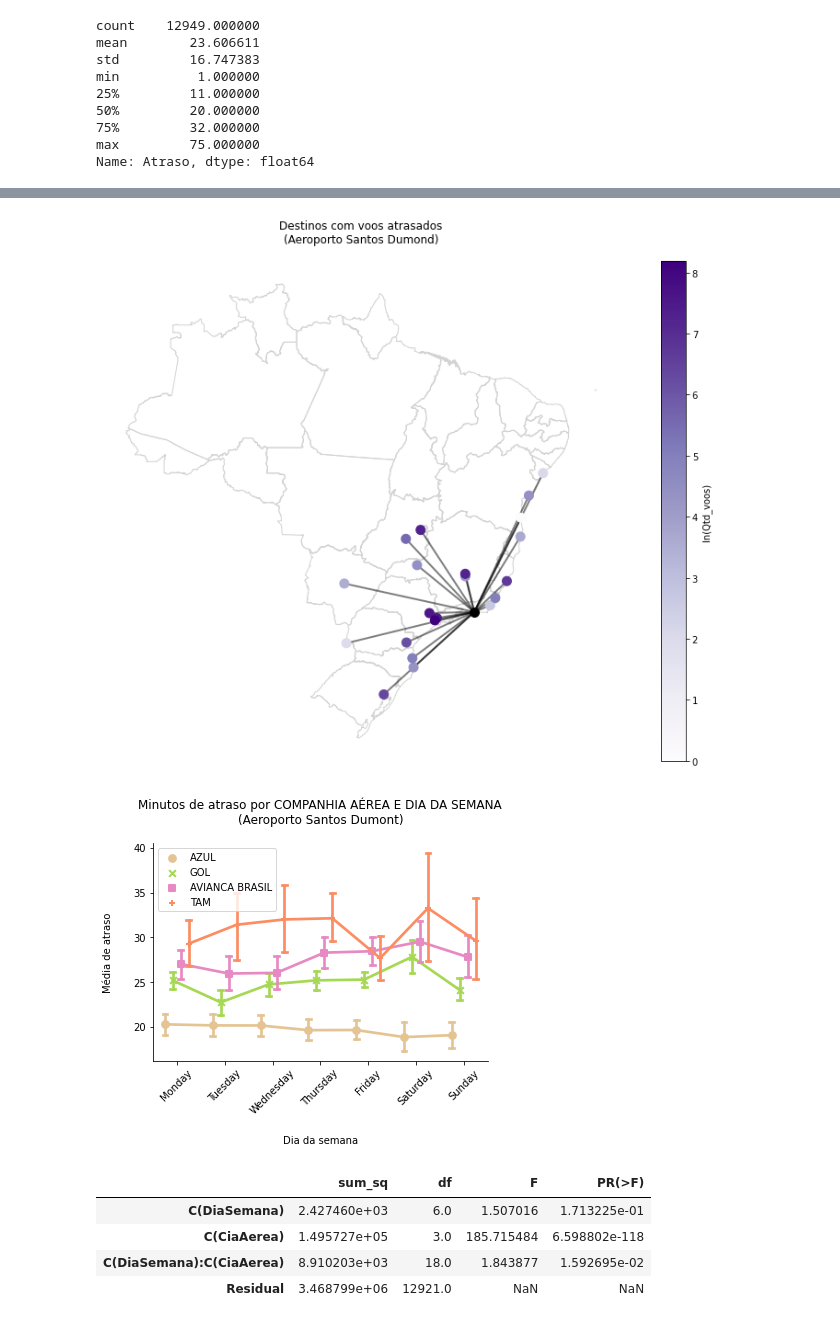
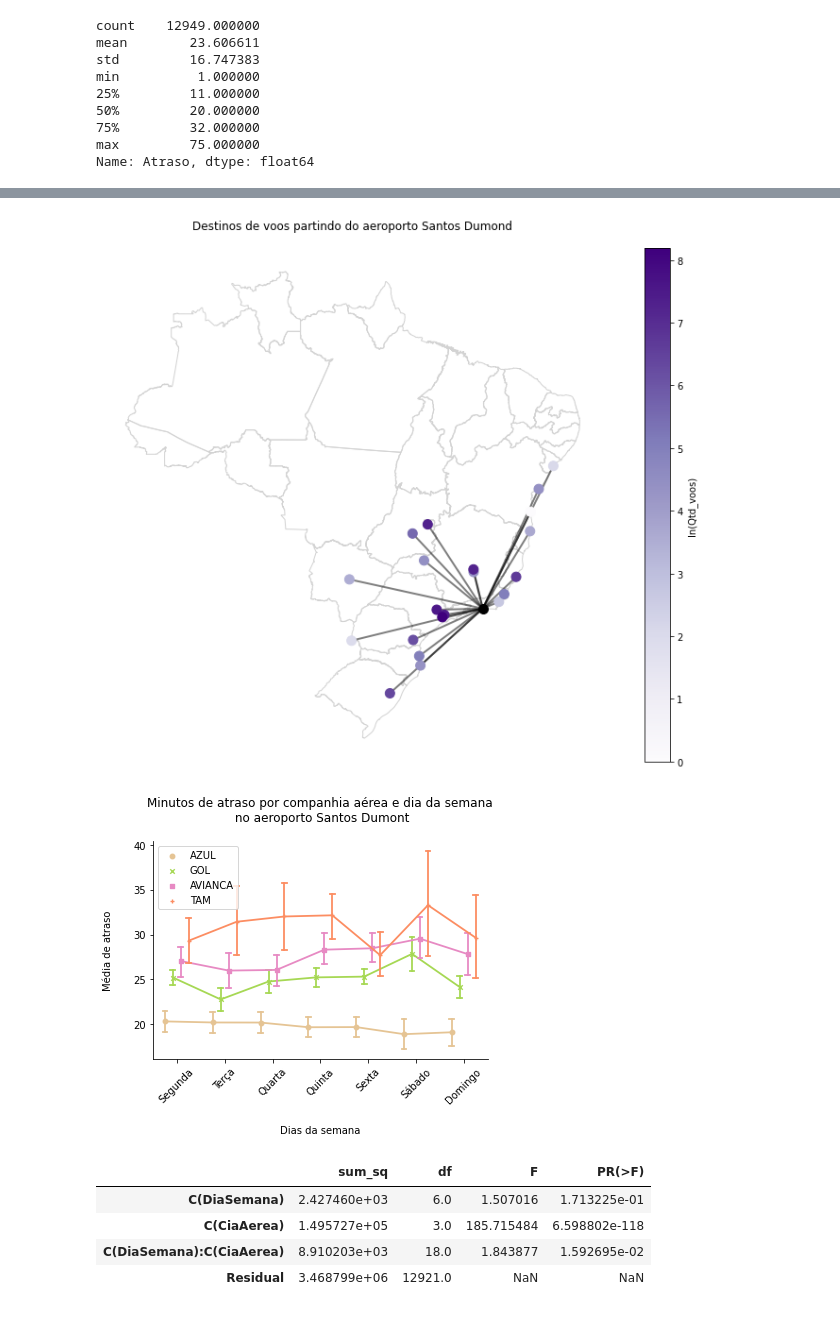
Before and after one commit to vinismachadoo/aviacao-civil-brasil, a Jupyter notebook: controle_estatistico_voos.ipynb, the cells around one changed output, grey strips where cells are left out. Drawn from its saved outputs; the diff is of its cells as text; code cells hidden in the pictures.

```diff
--- a/controle_estatistico_voos.ipynb
+++ b/controle_estatistico_voos.ipynb
@@ -121,3 +132,9 @@ voos_brasil['Chegada.Real.Dia.Semana'] = voos_brasil['Chegada.Real'].dt.day_name
+# %%
+#Transformando em categorias pra ficar sempre em ordem do dias da semana
+voos_brasil['Partida.Prevista.Dia.Semana'] = pd.Categorical(voos_brasil['Partida.Prevista.Dia.Semana'], categories=dias_da_semana_pt)
+voos_brasil['Partida.Real.Dia.Semana'] = pd.Categorical(voos_brasil['Partida.Real.Dia.Semana'], categories=dias_da_semana_pt)
+voos_brasil['Chegada.Prevista.Dia.Semana'] = pd.Categorical(voos_brasil['Chegada.Prevista.Dia.Semana'], categories=dias_da_semana_pt)
+voos_brasil['Chegada.Real.Dia.Semana'] = pd.Categorical(voos_brasil['Chegada.Real.Dia.Semana'], categories=dias_da_semana_pt)
 # %%
 #Dissecando o status 'Realizado' em 3: 'Atrasado', 'Adiantado' ou 'Em ponto'
 voos_brasil.loc[voos_brasil['Partida.Real'] > voos_brasil['Partida.Prevista'], 'Situacao.Voo'] = 'Atrasado'
@@ -159,3 +176,6 @@ plt.show()
+# %%
+#Renomeando AVIANCA BRASIL para AVIANCA
+voos_brasil['Companhia.Aerea'].replace({'AVIANCA BRASIL':'AVIANCA'}, inplace=True)
 # %%
 #Quantidade de voos por companhia dividido por status do voo
 situacao_por_companhia = voos_brasil.groupby(['Companhia.Aerea'])['Situacao.Voo'].value_counts().unstack()
@@ -187,6 +207,6 @@ plt.show()
 # %%
 #Usaremos só as 4 maiores companhias nacionais pois as demais não apresentam relevância
-voos_brasil = voos_brasil[voos_brasil['Companhia.Aerea'].isin(['AZUL','GOL','TAM','AVIANCA BRASIL'])]
+voos_brasil = voos_brasil[voos_brasil['Companhia.Aerea'].isin(['AZUL','GOL','TAM','AVIANCA'])]
 # %%
 #10 maiores aeroportos por quantidade absoluta de voo
 situacao_por_aeroporto_origem = voos_brasil.groupby(['Aeroporto.Origem'])['Situacao.Voo'].value_counts().unstack()
@@ -363,11 +429,12 @@ plt.show()
 # %%
 #Média de atraso por dia da semana e por companhia aerea com intervalo de confiança de 95%
+sns.set_context(rc = {'lines.linewidth': 1})
 sns.pointplot(x='DiaSemana', y='Atraso', data=voos_bsb, hue='CiaAerea', palette='Set2_r',
-              ci=95, capsize=.1, markers=["o", "x", "s", "+"], dodge=0.5, order=['Monday', 'Tuesday','Wednesday','Thursday','Friday','Saturday','Sunday'])
-plt.title('Minutos de atraso por COMPANHIA AÉREA E DIA DA SEMANA\n(Aeroporto Presidente Juscelino Kubitschek)', pad=20, fontsize=12, color='black')
+              ci=95, capsize=.1, markers=["o", "x", "s", "+"], dodge=0.5)
+plt.title('Minutos de atraso por companhia aérea e dia da semana\n (Aeroporto Presidente Juscelino Kubitschek)', pad=20, fontsize=12, color='black')
 sns.despine()
 plt.xticks(rotation=45)
-plt.xlabel('Dia da semana', labelpad=20)
+plt.xlabel('Dias da semana', labelpad=20)
 plt.ylabel('Média de atraso', labelpad=20)
 plt.legend()
 plt.show()
@@ -508,7 +600,7 @@ for i in df_plot_sdu.index:
           color='black', lw=2, alpha=0.5, zorder=1)
 ax.scatter(voos_sdu['LongOrig'].unique(), voos_sdu['LatOrig'].unique(), c='Black', zorder=2, s=100)
 df_plot_sdu.plot(x='Longitude', y='Latitude', kind='scatter', s=100, ax=ax, zorder=2, c='ln(Qtd_voos)', cmap='Purples')
-plt.title('Destinos com voos atrasados\n(Aeroporto Santos Dumond)', pad=20, fontsize=12, color='black')
+plt.title('Destinos de voos partindo do aeroporto Santos Dumond', pad=20)
 sns.despine(bottom=True, left=True)
 plt.ylabel(None)
 ax.set_yticks([])
@@ -516,20 +608,21 @@ ax.set_xticks([])
 plt.xlabel(None)
 plt.show()
 # %% [output]
-[figure, old version]
+[figure, new version]
 # %%
 #Média de atraso por dia da semana e por companhia aerea com intervalo de confiança de 95%
+sns.set_context(rc = {'lines.linewidth': 1})
 sns.pointplot(x='DiaSemana', y='Atraso', data=voos_sdu, hue='CiaAerea', palette='Set2_r',
-              ci=95, capsize=.1, markers=["o", "x", "s", "+"], dodge=0.5, order=['Monday', 'Tuesday','Wednesday','Thursday','Friday','Saturday','Sunday'])
-plt.title('Minutos de atraso por COMPANHIA AÉREA E DIA DA SEMANA\n(Aeroporto Santos Dumont)', pad=20, fontsize=12, color='black')
+              ci=95, capsize=.1, markers=["o", "x", "s", "+"], dodge=0.5, order=dias_da_semana_pt)
+plt.title('Minutos de atraso por companhia aérea e dia da semana\n no aeroporto Santos Dumont', pad=20)
 sns.despine()
 plt.xticks(rotation=45)
-plt.xlabel('Dia da semana', labelpad=20)
+plt.xlabel('Dias da semana', labelpad=20)
 plt.ylabel('Média de atraso', labelpad=20)
 plt.legend()
 plt.show()
 # %% [output]
-[figure, old version]
+[figure, new version]
 # %%
 #2 way anova
 model_sdu = ols('Atraso ~ C(DiaSemana) + C(CiaAerea) + C(DiaSemana):C(CiaAerea)', voos_sdu).fit()
```
Also changed, not shown: parts of 43 cells of this notebook.
